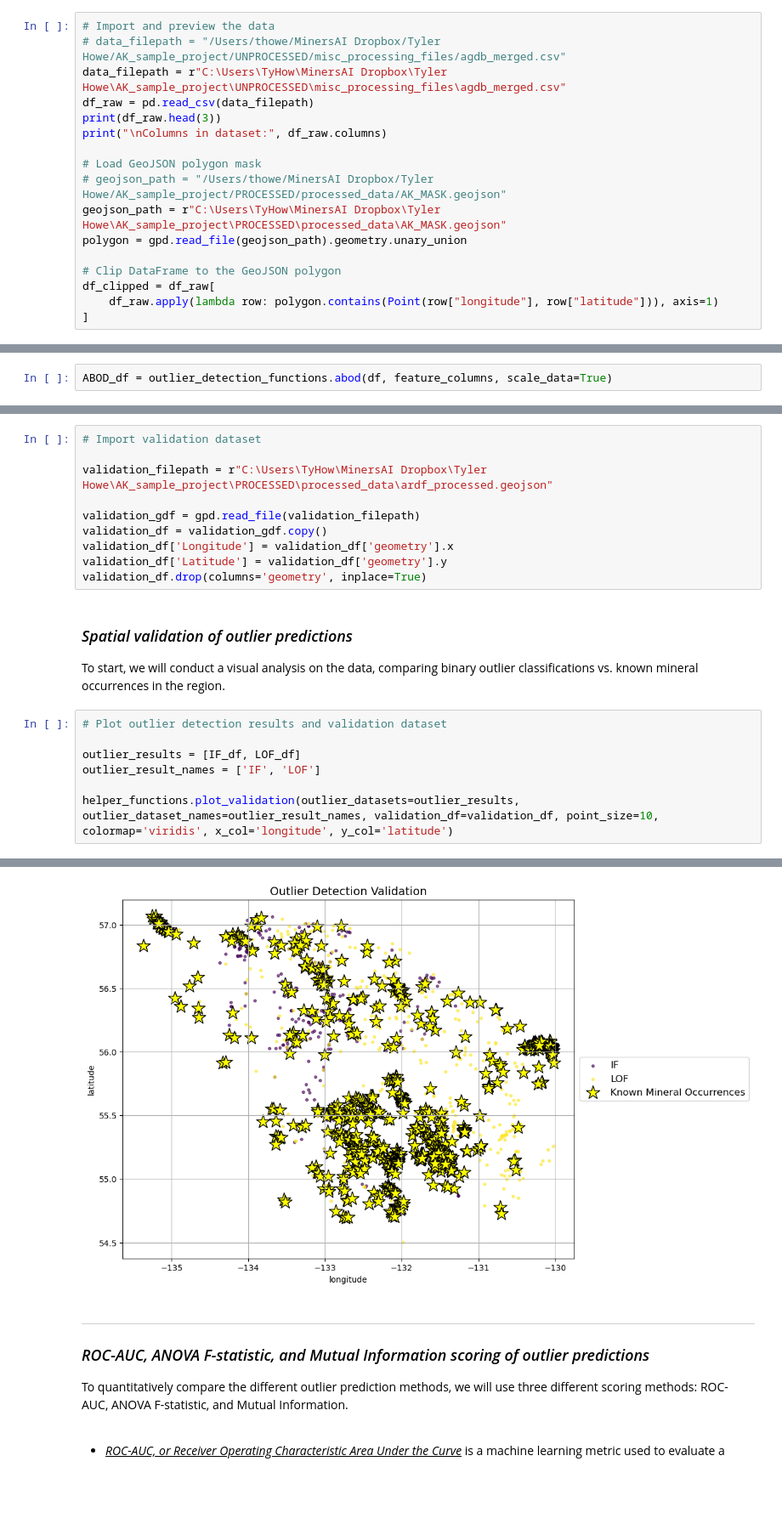
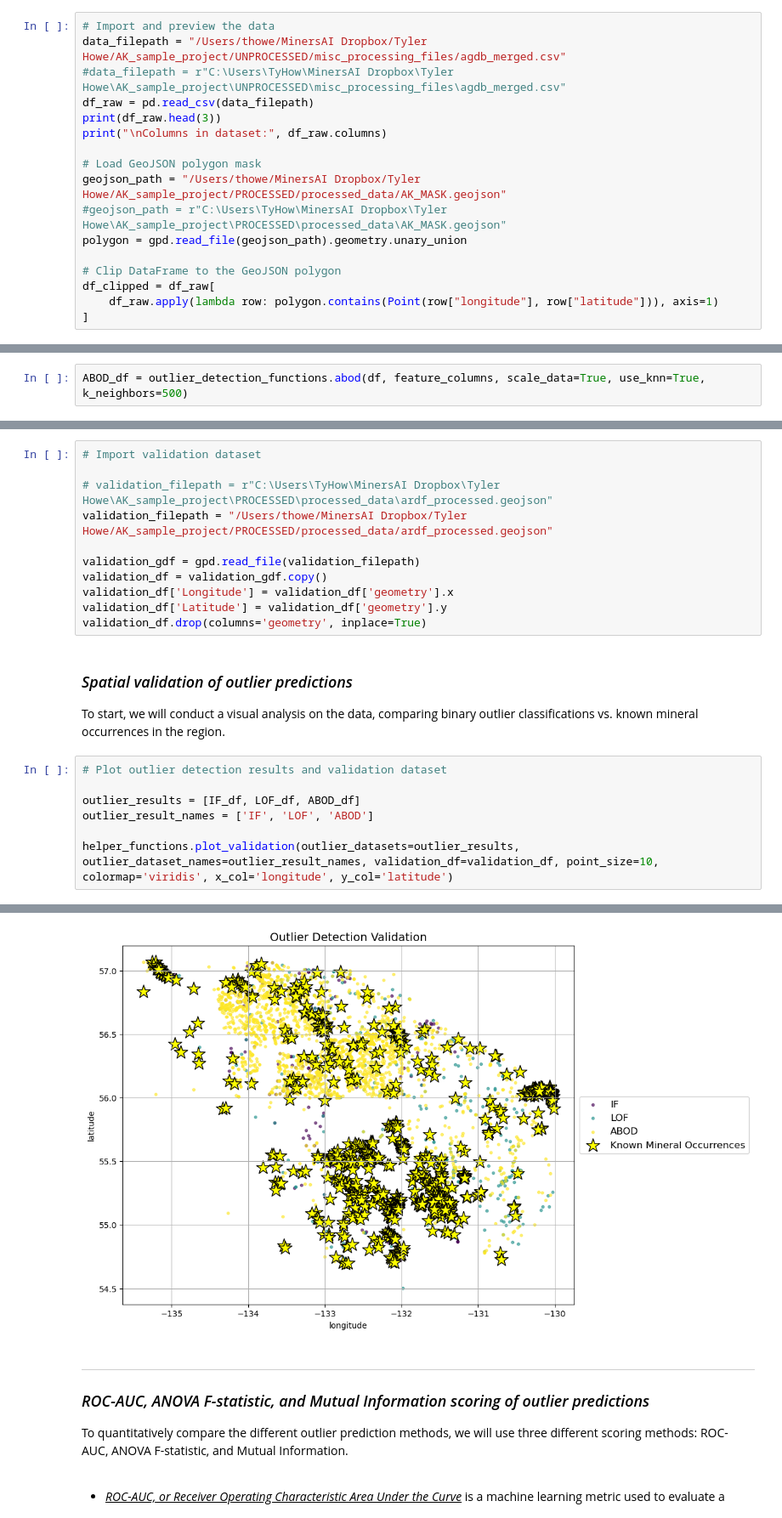
Before and after one commit to tyhowee/geo_datasci_tools, a Jupyter notebook: geochemical_outlier_detection/AK_outlier_detection.ipynb, the cells around one changed output, grey strips where cells are left out. Shown at 85% size. Cells and saved outputs as stored; diff of their text form; blank space fills up the shorter version.

Commit message:
adding knn to abod function

```diff
--- a/geochemical_outlier_detection/AK_outlier_detection.ipynb
+++ b/geochemical_outlier_detection/AK_outlier_detection.ipynb
@@ -48,15 +48,15 @@ importlib.reload(outlier_detection_functions)
 *For the testing of these algorithms we are going to use geochemical data from a region in southwestern Saudi Arabia. All units are converted to ppm for consistency.*
 # %%
 # Import and preview the data
-# data_filepath = "/Users/thowe/MinersAI Dropbox/Tyler Howe/AK_sample_project/UNPROCESSED/misc_processing_files/agdb_merged.csv"
-data_filepath = r"C:\Users\TyHow\MinersAI Dropbox\Tyler Howe\AK_sample_project\UNPROCESSED\misc_processing_files\agdb_merged.csv"
+data_filepath = "/Users/thowe/MinersAI Dropbox/Tyler Howe/AK_sample_project/UNPROCESSED/misc_processing_files/agdb_merged.csv"
+#data_filepath = r"C:\Users\TyHow\MinersAI Dropbox\Tyler Howe\AK_sample_project\UNPROCESSED\misc_processing_files\agdb_merged.csv"
 df_raw = pd.read_csv(data_filepath)
 print(df_raw.head(3))
 print("\nColumns in dataset:", df_raw.columns)
 
 # Load GeoJSON polygon mask
-# geojson_path = "/Users/thowe/MinersAI Dropbox/Tyler Howe/AK_sample_project/PROCESSED/processed_data/AK_MASK.geojson"
-geojson_path = r"C:\Users\TyHow\MinersAI Dropbox\Tyler Howe\AK_sample_project\PROCESSED\processed_data\AK_MASK.geojson"
+geojson_path = "/Users/thowe/MinersAI Dropbox/Tyler Howe/AK_sample_project/PROCESSED/processed_data/AK_MASK.geojson"
+#geojson_path = r"C:\Users\TyHow\MinersAI Dropbox\Tyler Howe\AK_sample_project\PROCESSED\processed_data\AK_MASK.geojson"
 polygon = gpd.read_file(geojson_path).geometry.unary_union
 
 # Clip DataFrame to the GeoJSON polygon
@@ -202,5 +206,5 @@ Classified 673 outliers out of 30112 samples
 
 Our final method of outlier detection is angle based outlier detection. This method compares the distribution of angles of distance vectors between a sample point and its neighbors; a point with a large distribution of vector angles is considered an inlier (within a cluster), while a point with a smaller distribution of angles is likely an outlier (outside a cluster). An angle-based score is then calculated, with less variation indicating a higher probability of the sample point being an outlier. One benefit of ABOD is that it is free of any parameters, and thus does not have the potential prediction variability resulting from tuning. Its implementation does not, however, output a binary classification, thus in order to generate one an arbitrary threshold must be defined.
 # %%
-ABOD_df = outlier_detection_functions.abod(df, feature_columns, scale_data=True)
+ABOD_df = outlier_detection_functions.abod(df, feature_columns, scale_data=True, use_knn=True, k_neighbors=500)
 # %% [output]
@@ -226,7 +234,8 @@ Multivariate anomaly detection picks up on trends across multiple elements, rath
 # %%
 # Import validation dataset
 
-validation_filepath = r"C:\Users\TyHow\MinersAI Dropbox\Tyler Howe\AK_sample_project\PROCESSED\processed_data\ardf_processed.geojson"
+# validation_filepath = r"C:\Users\TyHow\MinersAI Dropbox\Tyler Howe\AK_sample_project\PROCESSED\processed_data\ardf_processed.geojson"
+validation_filepath = "/Users/thowe/MinersAI Dropbox/Tyler Howe/AK_sample_project/PROCESSED/processed_data/ardf_processed.geojson"
 
 validation_gdf = gpd.read_file(validation_filepath)
 validation_df = validation_gdf.copy()
@@ -240,8 +249,8 @@ To start, we will conduct a visual analysis on the data, comparing binary outlie
 # %%
 # Plot outlier detection results and validation dataset
 
-outlier_results = [IF_df, LOF_df]
-outlier_result_names = ['IF', 'LOF']
+outlier_results = [IF_df, LOF_df, ABOD_df]
+outlier_result_names = ['IF', 'LOF', 'ABOD']
 
 helper_functions.plot_validation(outlier_datasets=outlier_results, outlier_dataset_names=outlier_result_names, validation_df=validation_df, point_size=10, colormap='viridis', x_col='longitude', y_col='latitude')
 # %% [output]
@@ -251,4 +260,4 @@ Points detected as outliers by all 3 models: 0
-[figure, old version]
+[figure, new version]
 # %% [markdown]
 ---
 
```
Also changed, not shown: parts of 9 cells of this notebook, 1 other file.
